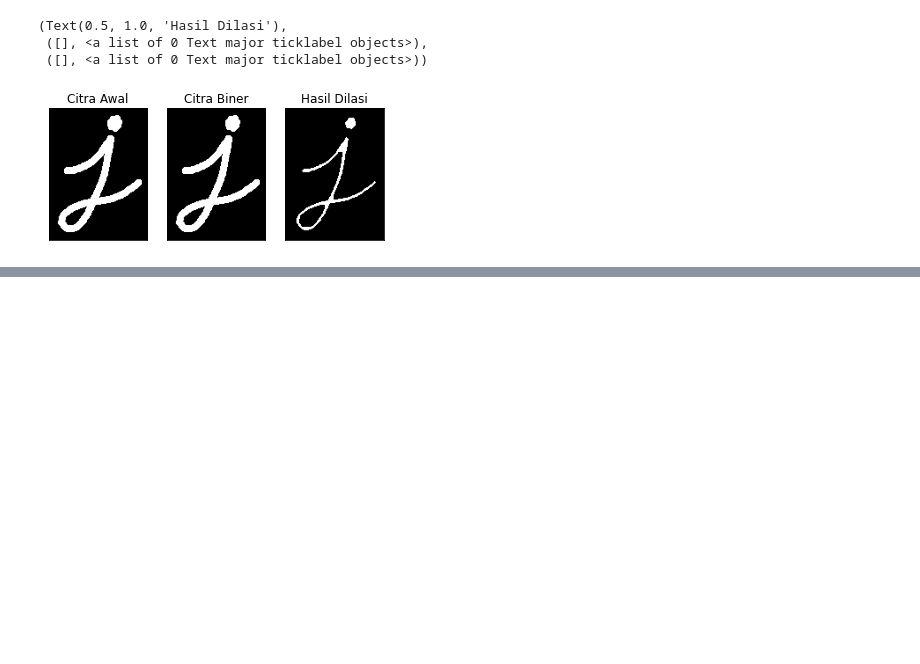
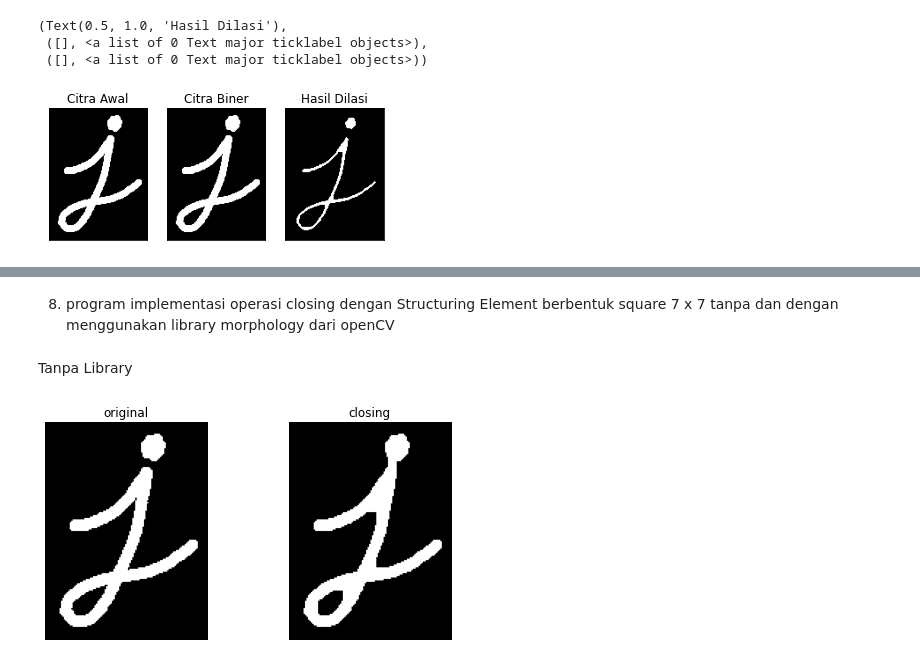
Before and after one commit to fidelatrstyni/PCVK_Genap_2021, a Jupyter notebook: Week8.ipynb, the cells around one changed output, grey strips where cells are left out. Saved outputs shown, nothing was run; the diff lists cells and outputs as text; code cells hidden in the pictures; blank space fills up the shorter version.

```diff
--- a/Week8.ipynb
+++ b/Week8.ipynb
@@ -99,0 +138,14 @@ plt.title('Hasil Dilasi'), plt.xticks([]), plt.yticks([])
+# %% [markdown]
+8.  program implementasi operasi closing dengan Structuring Element berbentuk
+square 7 x 7 tanpa dan dengan menggunakan library morphology dari openCV
+# %% [markdown]
+Tanpa Library
+# %%
+phantom = j_dilation.copy()
+phantom[10:30, 200:210] = 0
+kernel = np.ones((7,7),np.uint8)
+
+closed = closing(phantom, kernel)
+plot_comparison(phantom, closed, 'closing')
+# %% [output]
+[figure, added]
```
Also changed, not shown: parts of 7 cells of this notebook.
